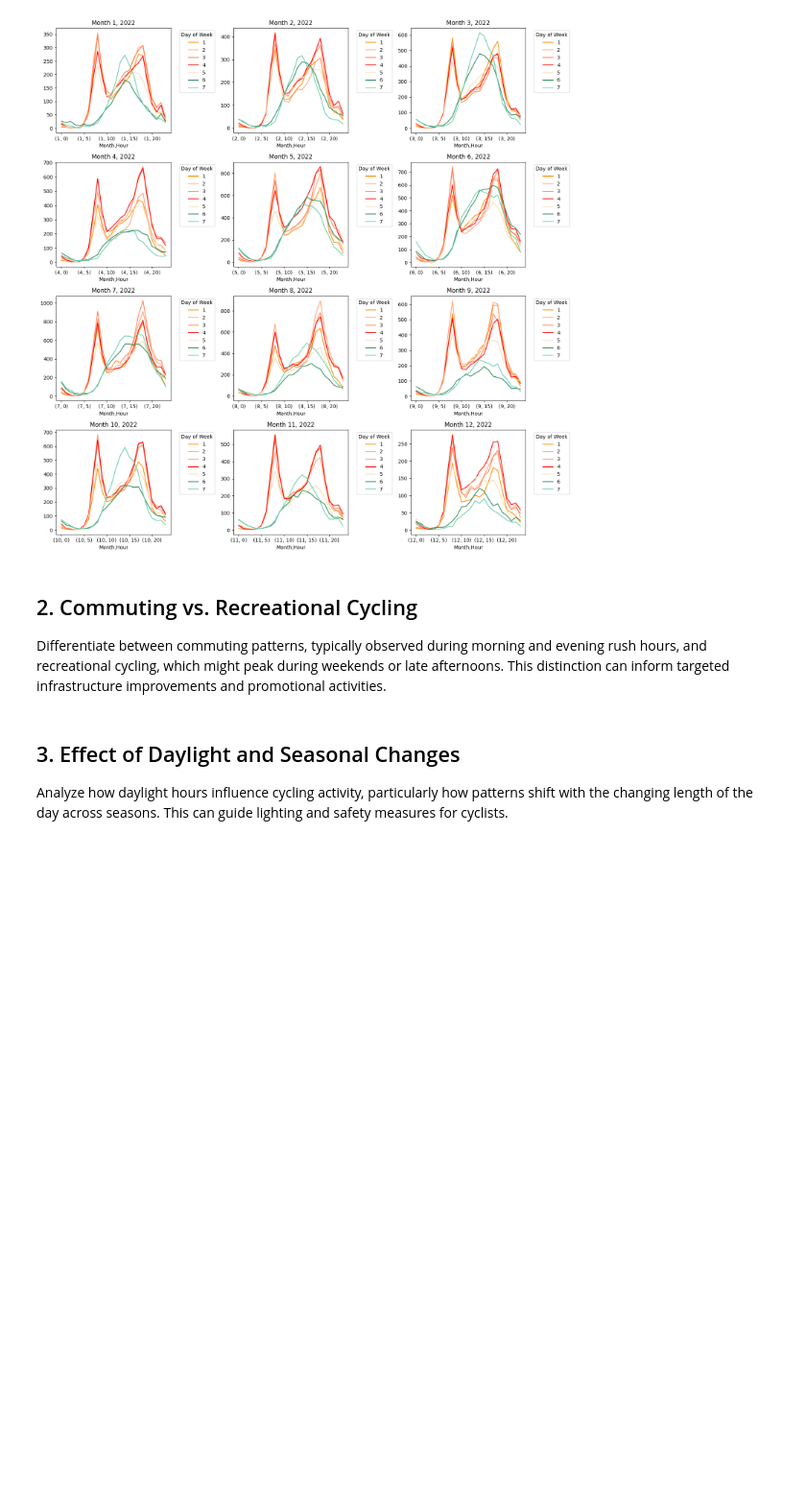
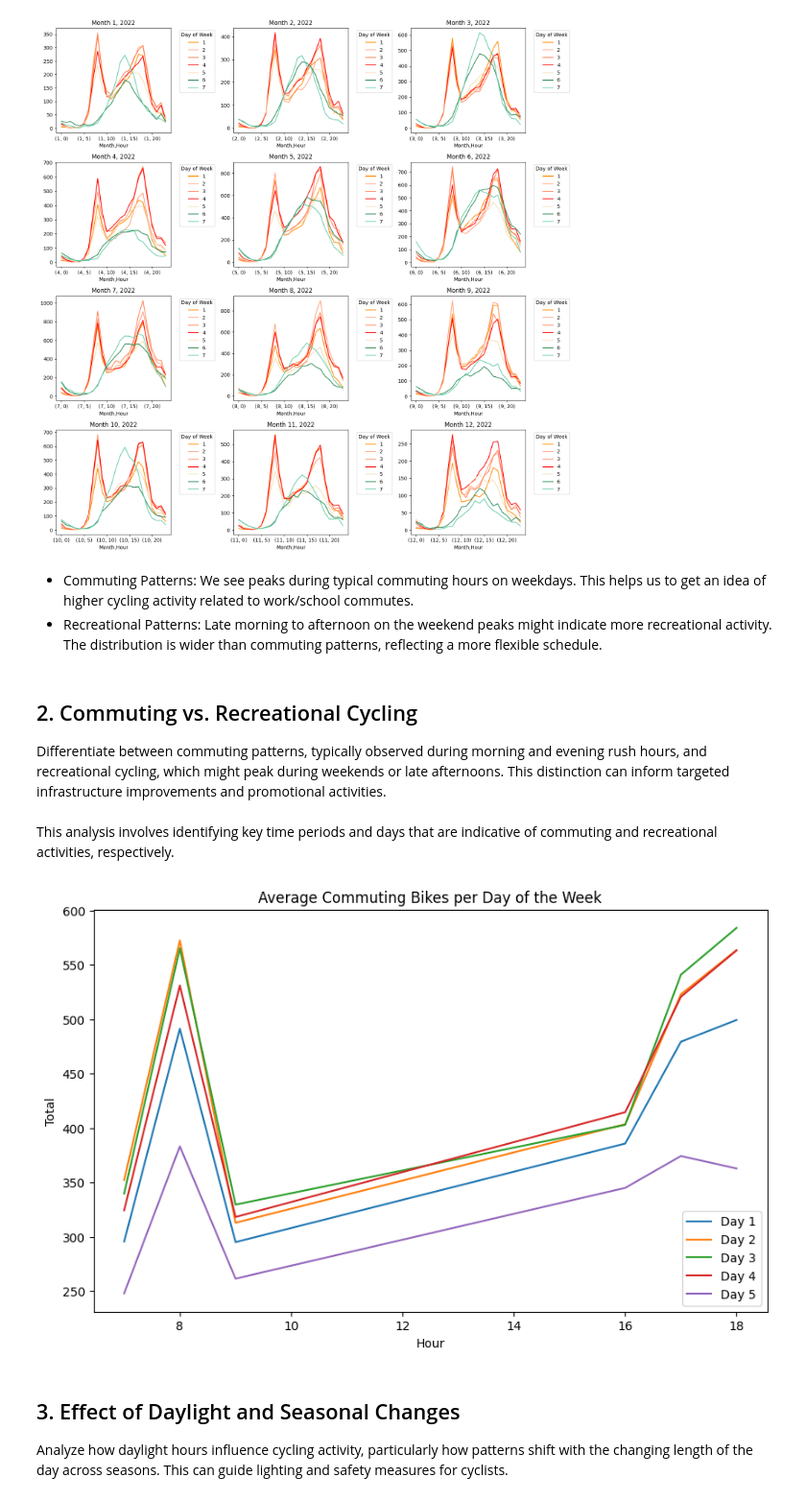
Before and after one commit to cap7586/CaroPeThesis, a Jupyter notebook: Munich_Complete_Analysis/VAR_Muc.ipynb, the cells around one changed output. Shown at 96% size. Saved outputs shown, nothing was run; the diff lists cells and outputs as text; code cells hidden in the pictures; blank space fills up the shorter version.

Commit message:
new content for the hourly

```diff
--- a/Munich_Complete_Analysis/VAR_Muc.ipynb
+++ b/Munich_Complete_Analysis/VAR_Muc.ipynb
@@ -1040,9 +1040,44 @@ plt.tight_layout()
 plt.show()
 # %% [output]
 [figure]
+# %% [markdown]
+- Commuting Patterns: We see peaks during typical commuting hours on weekdays. This helps us to get an idea of higher cycling activity related to work/school commutes.
+- Recreational Patterns: Late morning to afternoon on the weekend peaks might indicate more recreational activity. The distribution is  wider than commuting patterns, reflecting a more flexible schedule.
 # %% [markdown]
 ## 2. Commuting vs. Recreational Cycling
 Differentiate between commuting patterns, typically observed during morning and evening rush hours, and recreational cycling, which might peak during weekends or late afternoons. This distinction can inform targeted infrastructure improvements and promotional activities.
+<br><br>
+This analysis involves identifying key time periods and days that are indicative of commuting and recreational activities, respectively.
+# %%
+# First we need to define commuting and recreational windows
+# Commuting hours: 7AM to 9AM and 4PM to 6PM on weekdays
+commuting = hourly_data[(hourly_data['DayOfWeek'] <= 5) & (
+                        ((hourly_data['Hour'] >= 7) & (hourly_data['Hour'] <= 9)) |
+                        ((hourly_data['Hour'] >= 16) & (hourly_data['Hour'] <= 18)))]
+
+non_commuting = hourly_data[(hourly_data['DayOfWeek'] > 5) & (
+                        (hourly_data['Hour'] < 7) | (hourly_data['Hour'] >18) |
+                        ((hourly_data['Hour'] > 9) & (hourly_data['Hour'] < 16)))]
+
+# Aggregate the data by commuting and non-commuting patterns to calculate the average
+avg_commuting = commuting.groupby(['DayOfWeek', 'Hour'])['Total'].mean().reset_index()
+avg_non_commuting = non_commuting.groupby(['DayOfWeek', 'Hour'])['Total'].mean().reset_index()
+
+# Visualize
+plt.figure(figsize=(10,6))
+
+# Unique days of the week
+days = avg_commuting['DayOfWeek'].unique()
+
+for day in days:
+    data = avg_commuting[avg_commuting['DayOfWeek'] == day]
+    sns.lineplot(x='Hour', y='Total', data=data, label=f'Day {day}')
+
+plt.title('Average Commuting Bikes per Day of the Week')
+plt.legend()
+plt.show()
+# %% [output]
+[figure, added]
 # %% [markdown]
 ## 3. Effect of Daylight and Seasonal Changes
 Analyze how daylight hours influence cycling activity, particularly how patterns shift with the changing length of the day across seasons. This can guide lighting and safety measures for cyclists.
```
